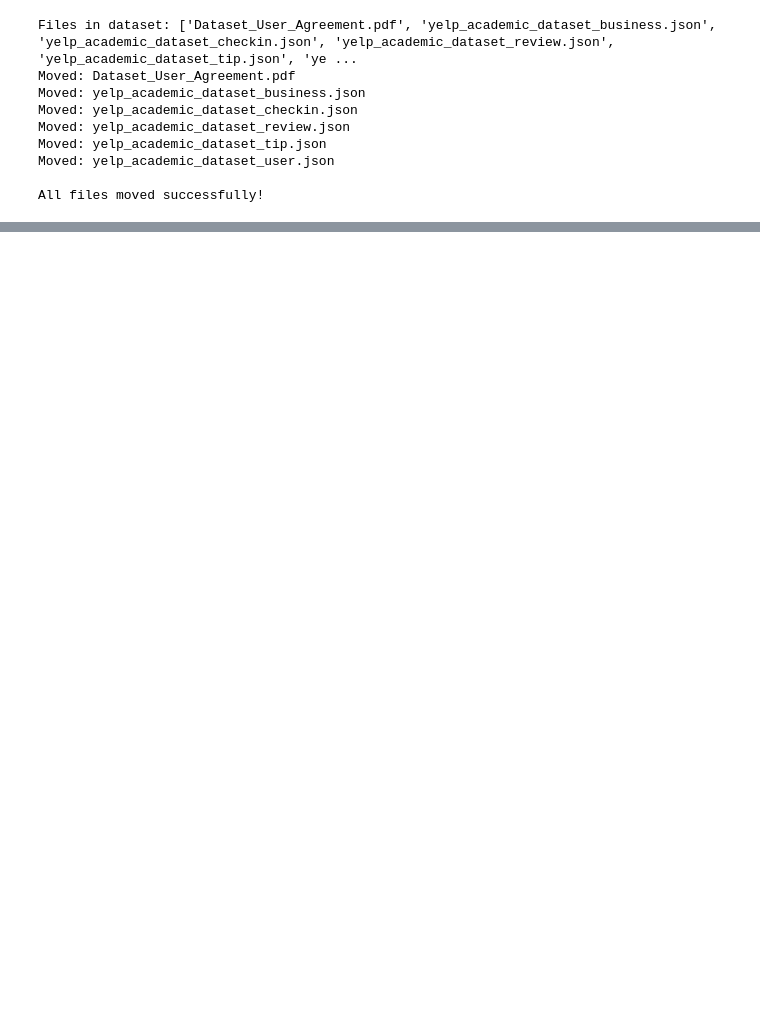
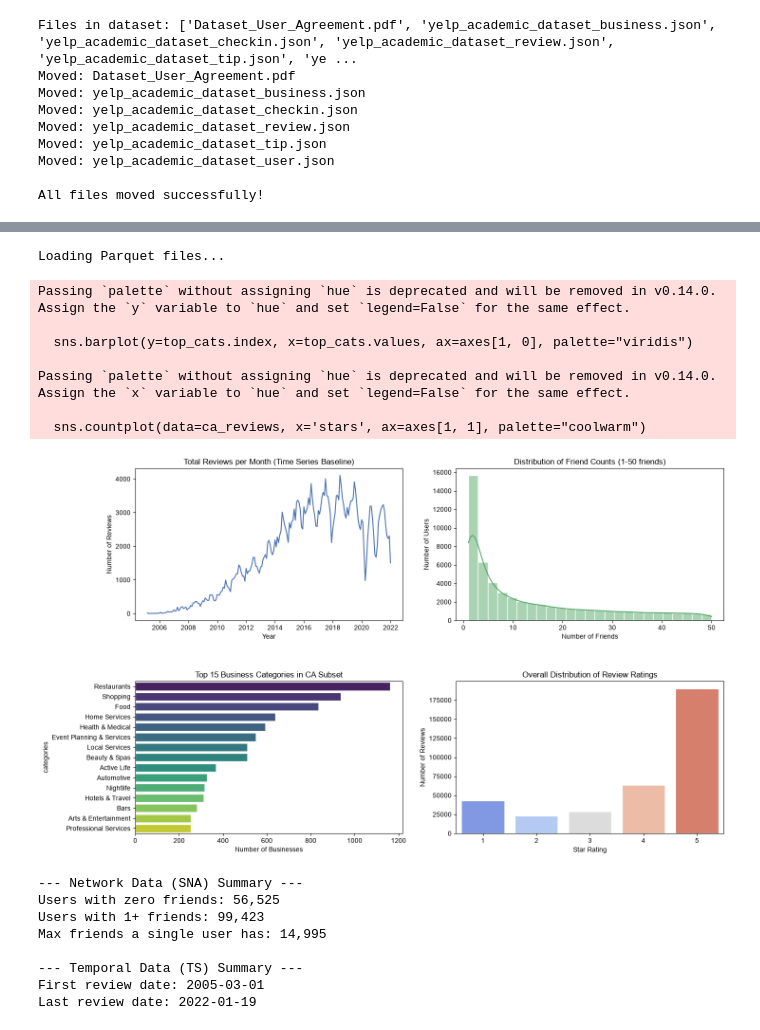
Before and after one commit to gksoztrk/ADC, a Jupyter notebook: ACD_project.ipynb, the cells around one changed output, grey strips where cells are left out. Drawn from its saved outputs; the diff is of its cells as text; code cells hidden in the pictures; blank space fills up the shorter version.

```diff
--- a/ACD_project.ipynb
+++ b/ACD_project.ipynb
@@ -183,0 +260,80 @@ memory usage: 1012.0 bytes
+# %%
+# Load the data
+print("Loading Parquet files...")
+ca_biz = pd.read_parquet("yelp_ca_business.parquet")
+ca_reviews = pd.read_parquet("yelp_ca_review.parquet")
+ca_users = pd.read_parquet("yelp_ca_user.parquet")
+
+# Prepare temporal and network variables
+ca_reviews['date'] = pd.to_datetime(ca_reviews['date'])
+ca_reviews['year_month'] = ca_reviews['date'].dt.to_period('M')
+
+# Count friends (handle "None" string by returning 0)
+ca_users['friend_count'] = ca_users['friends'].apply(
+    lambda x: 0 if x == 'None' else len(x.split(','))
+)
+
+# Set up the visual dashboard
+fig, axes = plt.subplots(2, 2, figsize=(16, 10))
+plt.subplots_adjust(hspace=0.4, wspace=0.2)
+sns.set_theme(style="whitegrid")
+
+# Plot 1: Review Volume Over Time (TS Focus) ---
+monthly_reviews = ca_reviews.groupby('year_month').size()
+monthly_reviews.index = monthly_reviews.index.to_timestamp()
+axes[0, 0].plot(monthly_reviews.index, monthly_reviews.values, color='b')
+axes[0, 0].set_title("Total Reviews per Month (Time Series Baseline)")
+axes[0, 0].set_ylabel("Number of Reviews")
+axes[0, 0].set_xlabel("Year")
+
+# Plot 2: User Friend Count Distribution (SNA Focus) ---
+# Zooming in on users with 1 to 50 friends to see the distribution shape
+subset_users = ca_users[(ca_users['friend_count'] > 0) & (ca_users['friend_count'] <= 50)]
+sns.histplot(subset_users['friend_count'], bins=25, ax=axes[0, 1], color='g', kde=True)
+axes[0, 1].set_title("Distribution of Friend Counts (1-50 friends)")
+axes[0, 1].set_xlabel("Number of Friends")
+axes[0, 1].set_ylabel("Number of Users")
+
+# Plot 3: Top 15 Business Categories ---
+# Categories are comma-separated strings; we need to explode them
+categories = ca_biz['categories'].dropna().str.split(', ').explode()
+top_cats = categories.value_counts().head(15)
+sns.barplot(y=top_cats.index, x=top_cats.values, ax=axes[1, 0], palette="viridis")
+axes[1, 0].set_title("Top 15 Business Categories in CA Subset")
+axes[1, 0].set_xlabel("Number of Businesses")
+
+# Plot 4: Distribution of Star Ratings ---
+sns.countplot(data=ca_reviews, x='stars', ax=axes[1, 1], palette="coolwarm")
+axes[1, 1].set_title("Overall Distribution of Review Ratings")
+axes[1, 1].set_xlabel("Star Rating")
+axes[1, 1].set_ylabel("Number of Reviews")
+
+plt.show()
+
+# Print summary statistics
+print("\n--- Network Data (SNA) Summary ---")
+print(f"Users with zero friends: {(ca_users['friend_count'] == 0).sum():,}")
+print(f"Users with 1+ friends: {(ca_users['friend_count'] > 0).sum():,}")
+print(f"Max friends a single user has: {ca_users['friend_count'].max():,}")
+
+print("\n--- Temporal Data (TS) Summary ---")
+print(f"First review date: {ca_reviews['date'].min().date()}")
+print(f"Last review date: {ca_reviews['date'].max().date()}")
+# %% [output]
+Loading Parquet files...
+Passing `palette` without assigning `hue` is deprecated and will be removed in v0.14.0. Assign the `y` variable to `hue` and set `legend=False` for the same effect.
+
+  sns.barplot(y=top_cats.index, x=top_cats.values, ax=axes[1, 0], palette="viridis")
+
+Passing `palette` without assigning `hue` is deprecated and will be removed in v0.14.0. Assign the `x` variable to `hue` and set `legend=False` for the same effect.
+
+  sns.countplot(data=ca_reviews, x='stars', ax=axes[1, 1], palette="coolwarm")
+[figure, added]
+--- Network Data (SNA) Summary ---
+Users with zero friends: 56,525
+Users with 1+ friends: 99,423
+Max friends a single user has: 14,995
+
+--- Temporal Data (TS) Summary ---
+First review date: 2005-03-01
+Last review date: 2022-01-19
```
Also changed, not shown: parts of 9 cells of this notebook.
